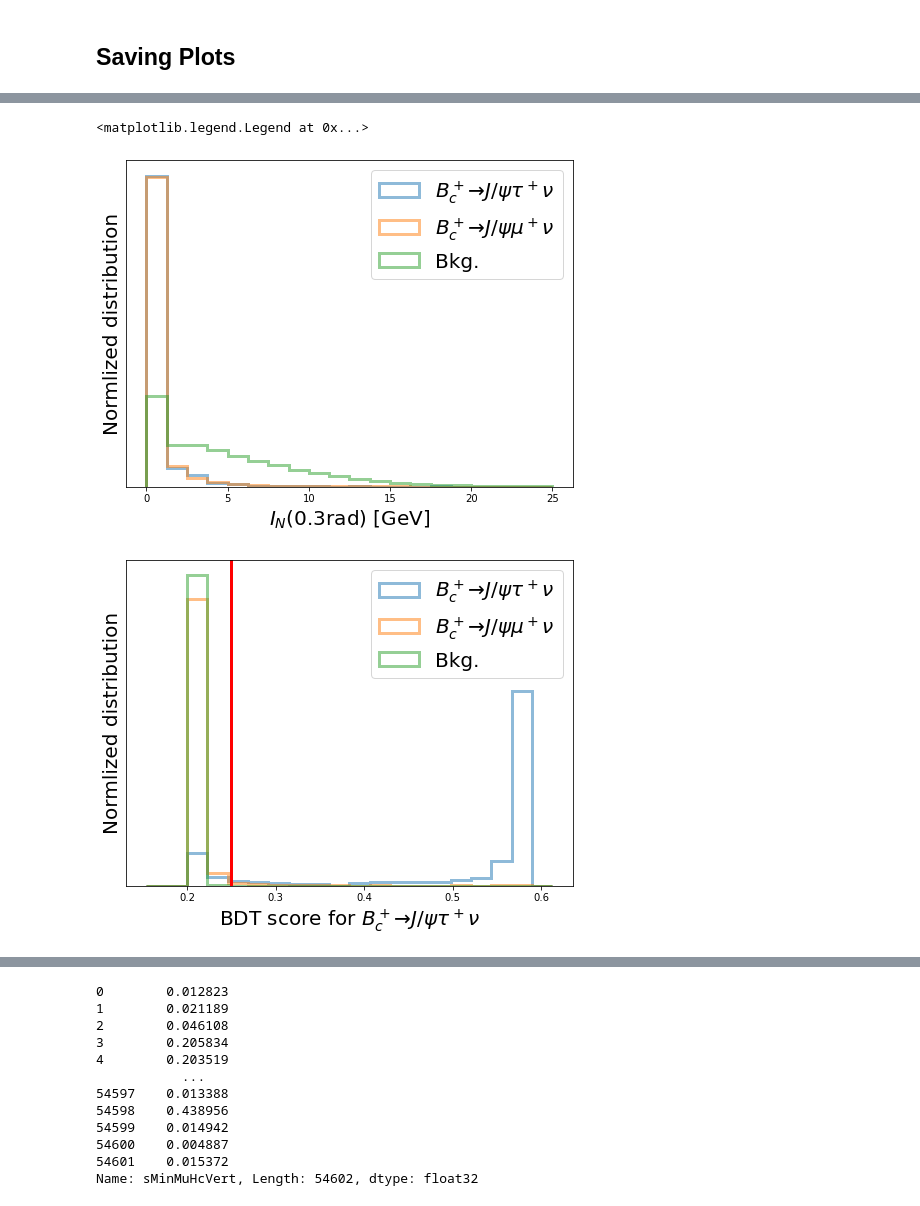
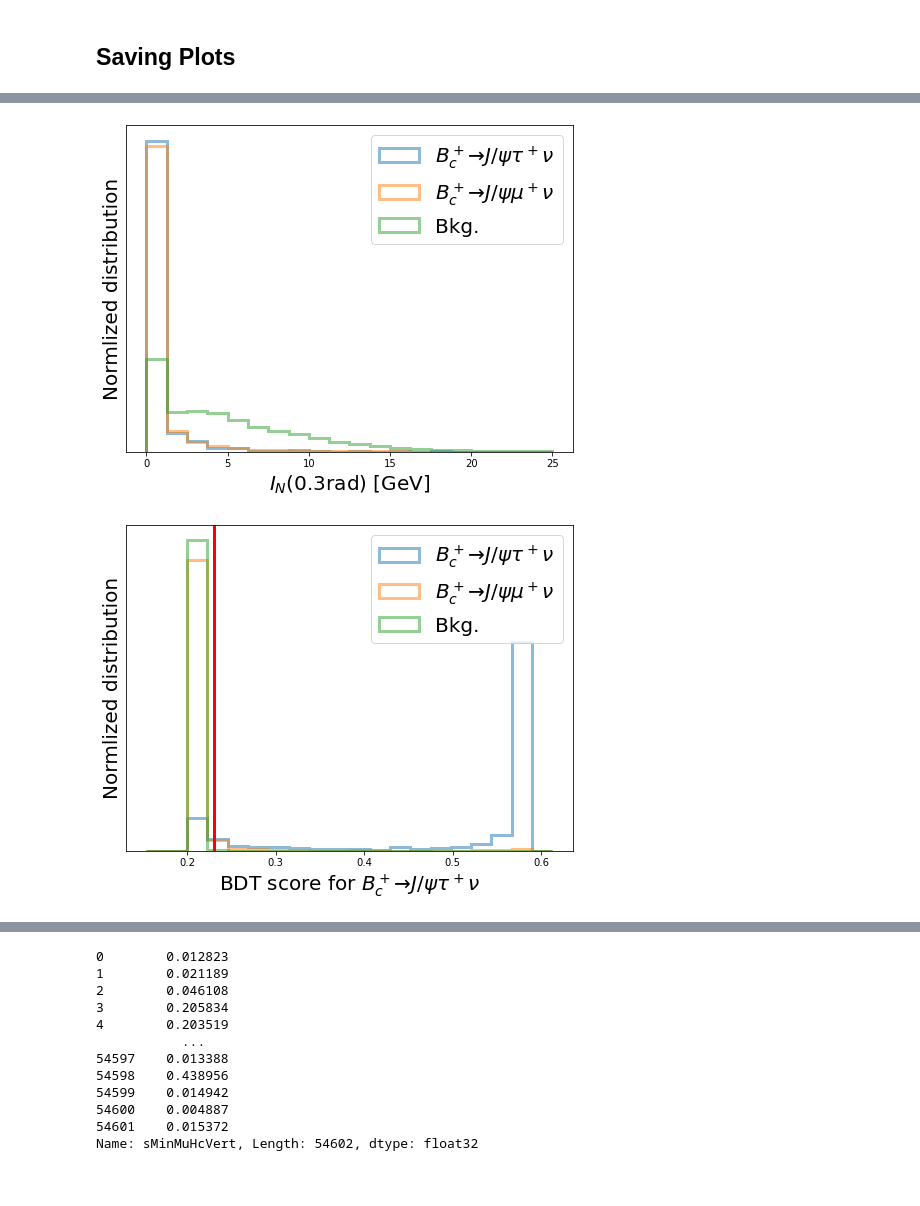
Before and after one commit to ansonkwokth/LFUV_Z-pole, a Jupyter notebook: RJpsi/BDTCut.ipynb, the cells around one changed output, grey strips where cells are left out. Cells and saved outputs as stored; diff of their text form; code cells hidden in the pictures.

```diff
--- a/RJpsi/BDTCut.ipynb
+++ b/RJpsi/BDTCut.ipynb
@@ -73,13 +68,15 @@ def load_train_test(modes_dt, size=0.5):
     for i, (k, v) in enumerate(modes_dt.items()):
         print('\rReading:', i)
         file = uproot.open(v['mode'])
-        df_i = file['t'].pandas.df()
+#         df_i = file['t'].pandas.df()
+        df_i = pd.DataFrame(np.array(file['t']['features'].array()))
 
         # shuffle the index for training and testing sets
         idx = df_i.index.tolist()
         np.random.shuffle(idx)
 #         print(len(idx))
-        idx = idx[:100000]    # if too much data
+        idx = idx[:20000]    # if too much data
+#         idx = idx[:5000]    # if too much data
         num_lt.append(len(idx))
 
         df_i['target'] = i    # add the target label
@@ -397,7 +396,12 @@ def find_opt_cut(df_bdt_train_s, step=0.005):
 
 # manully decrease the mu cut,
 # to sacrify some S/B for mu, to save S/B and significancy for tau
-c1, c2 = 0.250, 0.250
+
+# 10 nosie
+# c1,c2 = 0.23, 0.225
+
+# 20 noise
+c1,c2 = 0.23, 0.225
 # %%
 # apply the cut, to select tau and mu samples
 df_bdt_test_s_cut_tau = df_bdt_test_s.loc[(df_bdt_test_s['pred0'] >= c1) &
@@ -791,38 +795,39 @@ ax1 = plt.subplot(111)
 range_=[0,25]
 
 
-ax1.hist(df_plot[(df_plot.target==0)]['ENeutral03'], weights=df_plot[df_plot.target==0]['reweight'], bins=20, range=range_, density=True, histtype='step', lw=3, label=r'$B_c^+\to J/\psi \tau^+\nu$', alpha=0.5);
-ax1.hist(df_plot[(df_plot.target==1)]['ENeutral03'], weights=df_plot[df_plot.target==1]['reweight'], bins=20, range=range_, density=True, histtype='step', lw=3, label=r'$B_c^+\to J/\psi \mu^+\nu$', alpha=0.5);
-ax1.hist(df_plot[(df_plot.target!=0)&(df_plot.target!=1)]['ENeutral03'], weights=df_plot[(df_plot.target!=0)&(df_plot.target!=1)]['reweight'], bins=20, range=range_, density=True, histtype='step', lw=3, label=r'Bkg.', alpha=0.5);
+ax1.hist(df_plot[(df_plot.target==0)]['ENeutral03'], weights=df_plot[df_plot.target==0]['reweight']/sum(df_plot[df_plot.target==0]['reweight']), bins=20, range=range_, histtype='step', lw=3, label=r'$B_c^+\to J/\psi \tau^+\nu$', alpha=0.5);
+ax1.hist(df_plot[(df_plot.target==1)]['ENeutral03'], weights=df_plot[df_plot.target==1]['reweight']/sum(df_plot[df_plot.target==1]['reweight']), bins=20, range=range_, histtype='step', lw=3, label=r'$B_c^+\to J/\psi \mu^+\nu$', alpha=0.5);
+ax1.hist(df_plot[(df_plot.target!=0)&(df_plot.target!=1)]['ENeutral03'], weights=df_plot[(df_plot.target!=0)&(df_plot.target!=1)]['reweight']/sum(df_plot[(df_plot.target!=0)&(df_plot.target!=1)]['reweight']), bins=20, range=range_, histtype='step', lw=3, label=r'Bkg.', alpha=0.5);
 ax1.set_ylabel('Normlized distribution', fontsize=20)
 ax1.set_xlabel(r'$I_N(0.3\rm rad)$ [GeV]', fontsize=20)
 ax1.set_yticks([])
 ax1.legend(loc=1, fontsize=20)
 
-# f.savefig('./figures/Jpsiisolation')
+f.savefig('./figures/Jpsiisolation')
 # %% [output]
-<matplotlib.legend.Legend at 0x...>
-[figure, old version]
+[figure, new version]
 # %%
 
 df_plot = df_bdt_test_s
 f = plt.figure(figsize=(8,6))
 ax1 = plt.subplot(111)
 pred0_max = df_plot[(df_plot.target==0)]['pred0'].max()
 pred0_min = df_plot[(df_plot.target==0)]['pred0'].min()
 pred0_diff = pred0_max - pred0_min
 range_=[pred0_min - 0.1*pred0_max, pred0_max + 0.1*pred0_diff]
 # print(range_)
 
-ax1.hist(df_plot[(df_plot.target==0)]['pred0'], weights=df_plot[df_plot.target==0]['reweight'], bins=20, range=range_, density=True, histtype='step', lw=3, label=r'$B_c^+\to J/\psi \tau^+\nu$', alpha=0.5);
-ax1.hist(df_plot[(df_plot.target==1)]['pred0'], weights=df_plot[df_plot.target==1]['reweight'], bins=20, range=range_, density=True, histtype='step', lw=3, label=r'$B_c^+\to J/\psi \mu^+\nu$', alpha=0.5);
-ax1.hist(df_plot[(df_plot.target!=0)&(df_plot.target!=1)]['pred0'], weights=df_plot[(df_plot.target!=0)&(df_plot.target!=1)]['reweight'], bins=20, range=range_, density=True, histtype='step', lw=3, label=r'Bkg.', alpha=0.5);
+bins_ = 20
+
+ax1.hist(df_plot[(df_plot.target==0)]['pred0'], weights=df_plot[df_plot.target==0]['reweight']/sum(df_plot[df_plot.target==0]['reweight']), bins=bins_, range=range_, histtype='step', lw=3, label=r'$B_c^+\to J/\psi \tau^+\nu$', alpha=0.5);
+ax1.hist(df_plot[(df_plot.target==1)]['pred0'], weights=df_plot[df_plot.target==1]['reweight']/sum(df_plot[df_plot.target==1]['reweight']), bins=bins_, range=range_, histtype='step', lw=3, label=r'$B_c^+\to J/\psi \mu^+\nu$', alpha=0.5);
+ax1.hist(df_plot[(df_plot.target!=0)&(df_plot.target!=1)]['pred0'], weights=df_plot[(df_plot.target!=0)&(df_plot.target!=1)]['reweight']/sum(df_plot[(df_plot.target!=0)&(df_plot.target!=1)]['reweight']), bins=bins_, range=range_, histtype='step', lw=3, label=r'Bkg.', alpha=0.5);
 ax1.set_ylabel('Normlized distribution', fontsize=20)
 ax1.set_xlabel(r'BDT score for $B_c^+\to J/\psi \tau^+\nu$', fontsize=20)
 ax1.set_yticks([])
 ax1.legend(loc=1, fontsize=20)
 ax1.axvline(c1, color='red', lw=3)
 
 f.savefig('./figures/JpsitauBDT')
 # %% [output]
-[figure, old version]
+[figure, new version]
```
Also changed, not shown: parts of 25 cells of this notebook, 6 other files.
